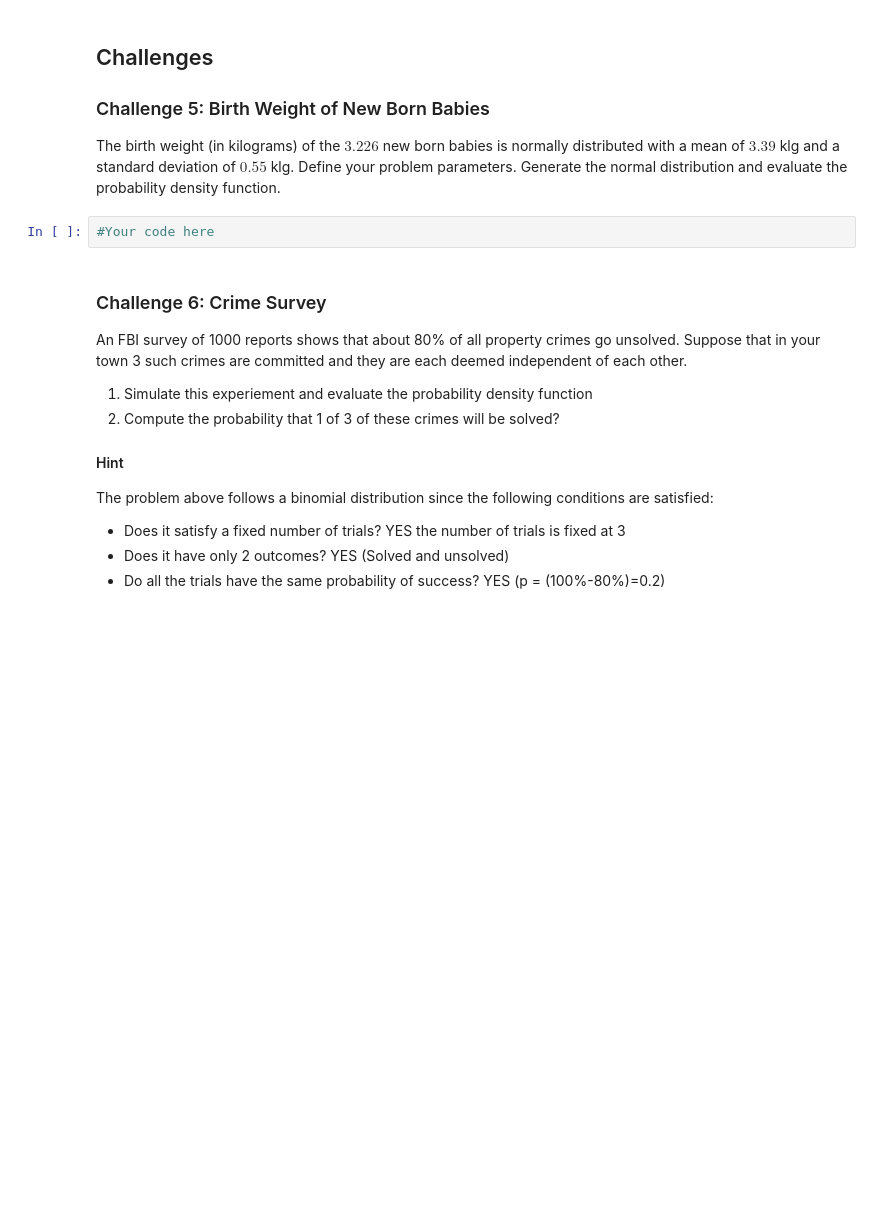
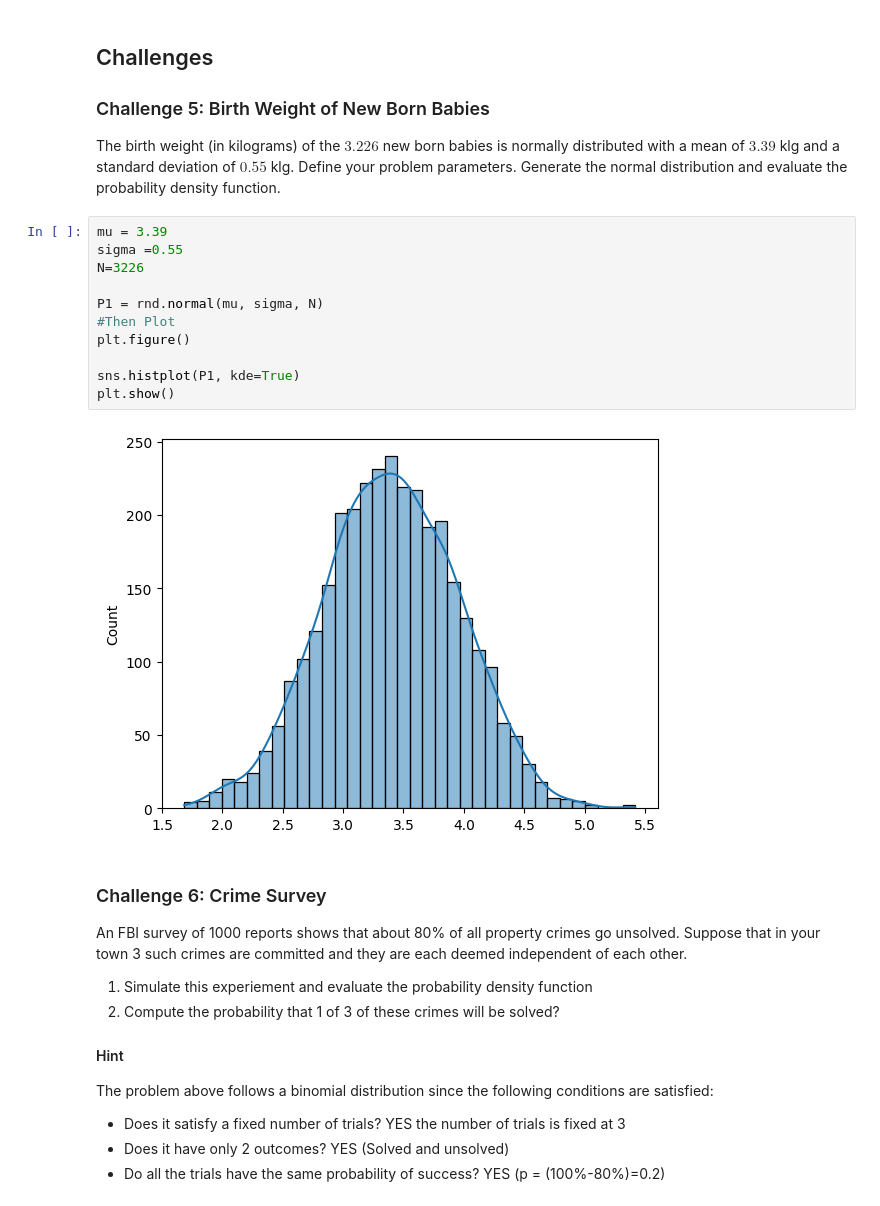
Before and after one commit to SenhadjiMSaid/ModSim-Labs, a Jupyter notebook: ModSim_Lab3/ModSim_Lab3.ipynb, the cells around one changed output. Drawn from its saved outputs; the diff is of its cells as text; blank space fills up the shorter version.

```diff
--- a/ModSim_Lab3/ModSim_Lab3.ipynb
+++ b/ModSim_Lab3/ModSim_Lab3.ipynb
@@ -530,8 +531,19 @@ We can see that the probability computed by simulation eventually converges to t
 The birth weight (in kilograms) of the $3.226$ new born babies is normally distributed with a mean of $3.39$ klg and a standard deviation of $0.55$ klg.
 Define your problem parameters.
 Generate the normal distribution and evaluate the probability density function.
-# %%
-#Your code here
+# %%
+mu = 3.39
+sigma =0.55
+N=3226
+
+P1 = rnd.normal(mu, sigma, N)
+#Then Plot
+plt.figure()
+
+sns.histplot(P1, kde=True)
+plt.show()
+# %% [output]
+[figure, added]
 # %% [markdown]
 ### Challenge 6: Crime Survey
 An FBI survey of 1000 reports shows that about 80% of all property crimes go unsolved. Suppose that in your town 3 such crimes are committed and they are each deemed independent of each other.
```
Also changed, not shown: parts of 12 cells of this notebook.
